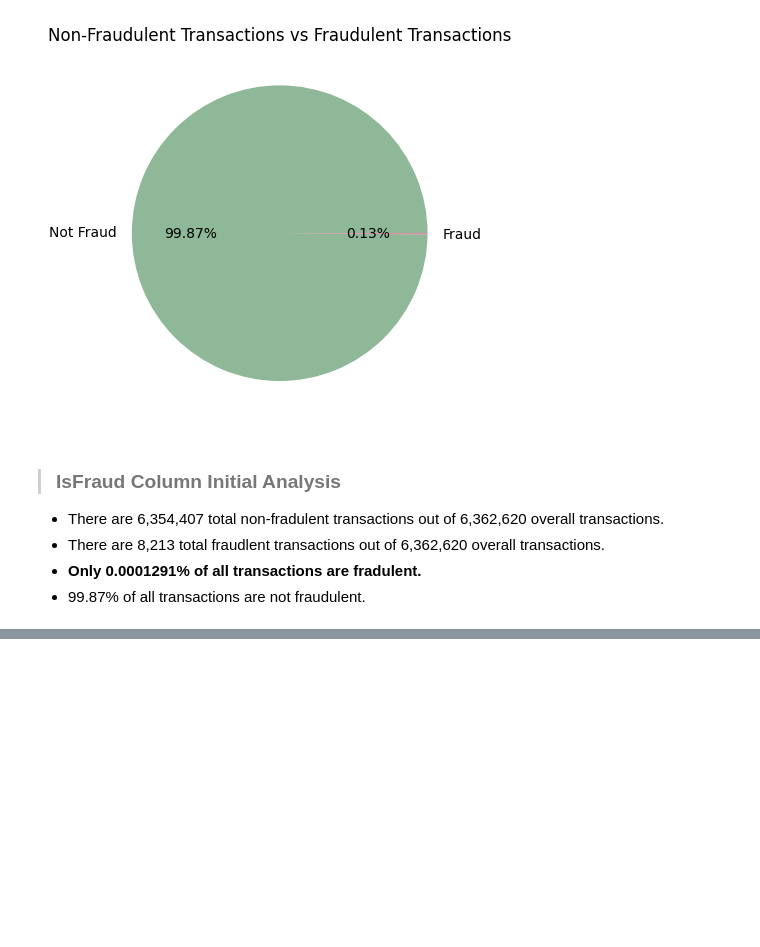
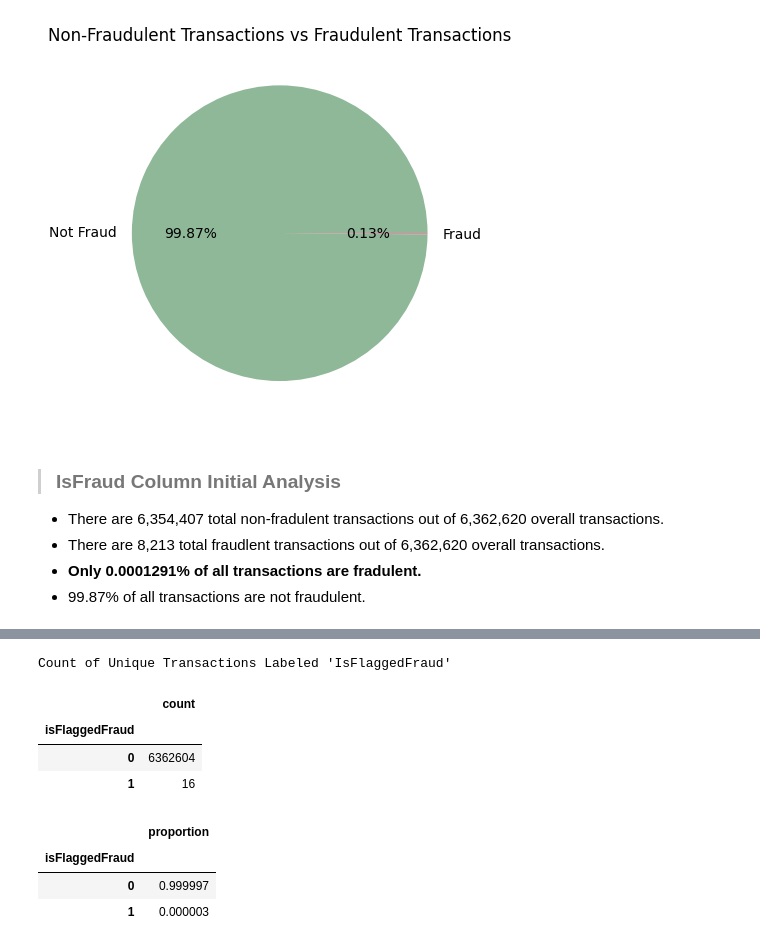
Before and after one commit to thetechleila/Financial-Fraud-Detection-Model, a Jupyter notebook: eda.ipynb, the cells around one changed output, grey strips where cells are left out. Drawn from its saved outputs; the diff is of its cells as text; code cells hidden in the pictures; blank space fills up the shorter version.

Commit message:
IsFlaggedFraud

```diff
--- a/eda.ipynb
+++ b/eda.ipynb
@@ -148,0 +158,23 @@ plt.show()
+# %%
+#Get count of unique transactions labeled isFlaggedFraud
+flagged_count = df["isFlaggedFraud"].value_counts().to_frame()
+
+print ("Count of Unique Transactions Labeled 'IsFlaggedFraud' \n ")
+flagged_count
+# %% [output]
+Count of Unique Transactions Labeled 'IsFlaggedFraud'
+|  | count |
+| isFlaggedFraud |  |
+| 0 | 6362604 |
+| 1 | 16 |
+# %%
+#Display the proportion of transactions flagged as Not Fraud or Fraud
+flagged_prop = df["isFlaggedFraud"].value_counts(normalize=True)
+
+#Convert the flagged_prop series into a dataframe
+flagged_prop.to_frame()
+# %% [output]
+|  | proportion |
+| isFlaggedFraud |  |
+| 0 | 0.999997 |
+| 1 | 0.000003 |
```
Also changed, not shown: parts of 1 cell of this notebook.
